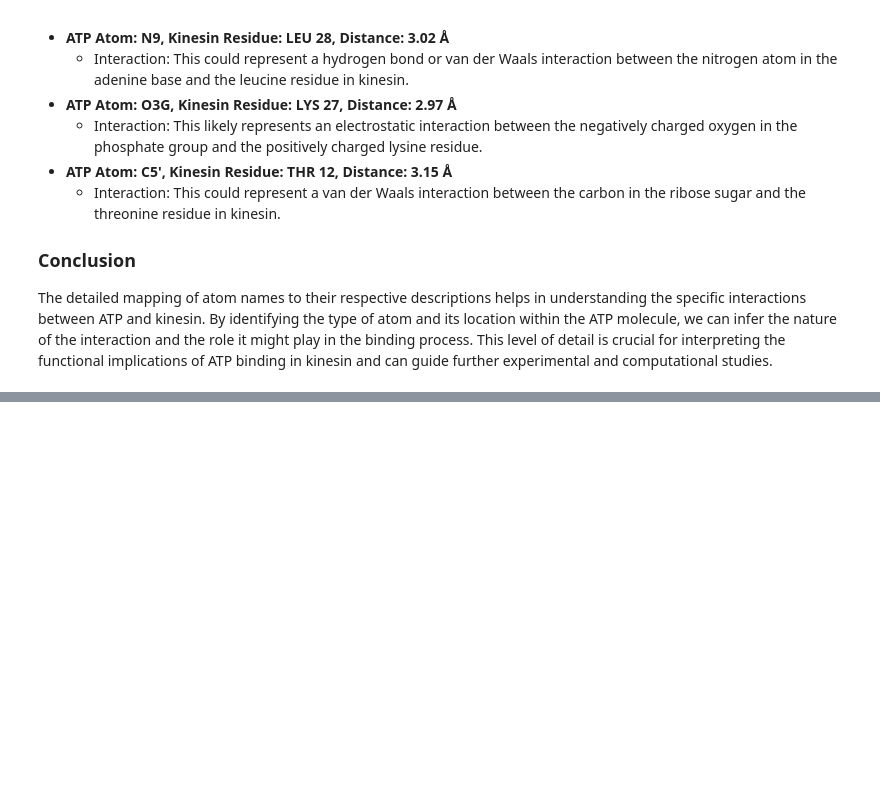
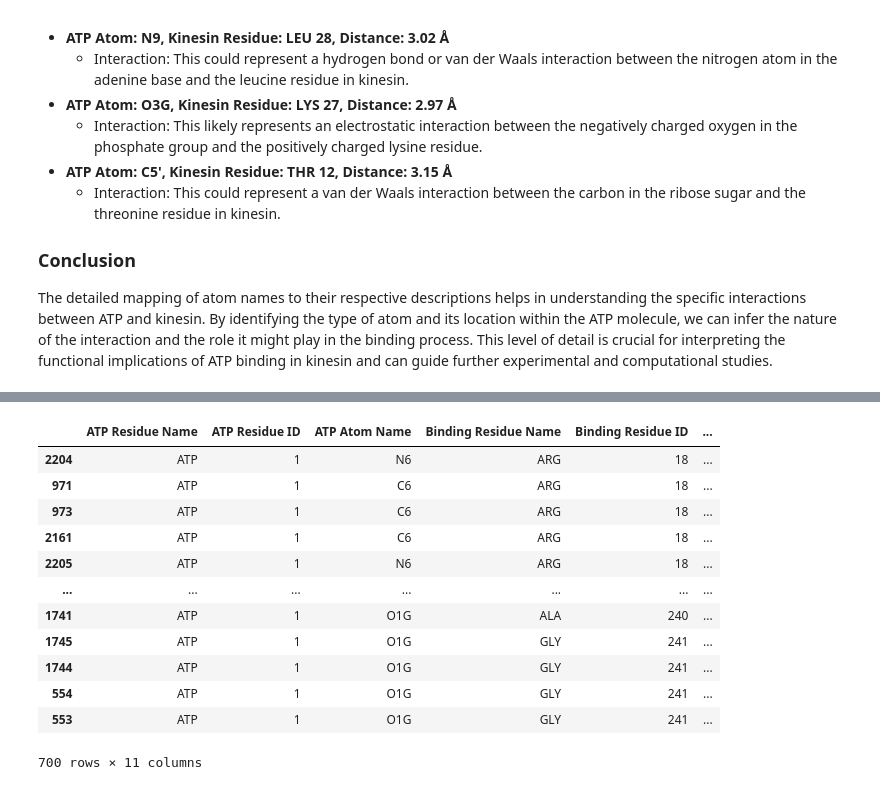
Before and after one commit to dalarios/Jazzer_surf, a Jupyter notebook: pymol-ATP_aa.ipynb, the cells around one changed output, grey strips where cells are left out. Cells and saved outputs as stored; diff of their text form; code cells hidden in the pictures; blank space fills up the shorter version.

```diff
--- a/pymol-ATP_aa.ipynb
+++ b/pymol-ATP_aa.ipynb
@@ -192,0 +215,16 @@ plt.show()
+# %%
+data
+# %% [output]
+|  | ATP Residue Name | ATP Residue ID | ATP Atom Name | Binding Residue Name | Binding Residue ID | ... |
+| 2204 | ATP | 1 | N6 | ARG | 18 | ... |
+| 971 | ATP | 1 | C6 | ARG | 18 | ... |
+| 973 | ATP | 1 | C6 | ARG | 18 | ... |
+| 2161 | ATP | 1 | C6 | ARG | 18 | ... |
+| 2205 | ATP | 1 | N6 | ARG | 18 | ... |
+| ... | ... | ... | ... | ... | ... | ... |
+| 1741 | ATP | 1 | O1G | ALA | 240 | ... |
+| 1745 | ATP | 1 | O1G | GLY | 241 | ... |
+| 1744 | ATP | 1 | O1G | GLY | 241 | ... |
+| 554 | ATP | 1 | O1G | GLY | 241 | ... |
+| 553 | ATP | 1 | O1G | GLY | 241 | ... |
+700 rows × 11 columns
```
Also changed, not shown: parts of 3 cells of this notebook.
